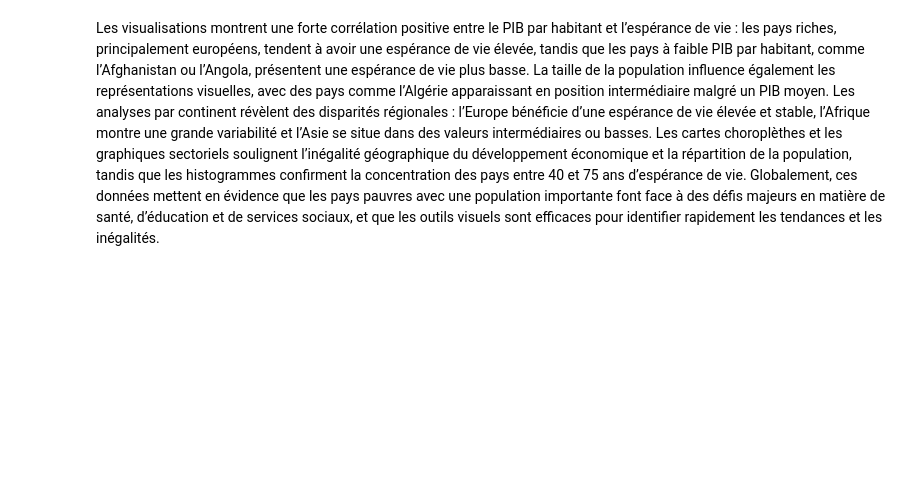
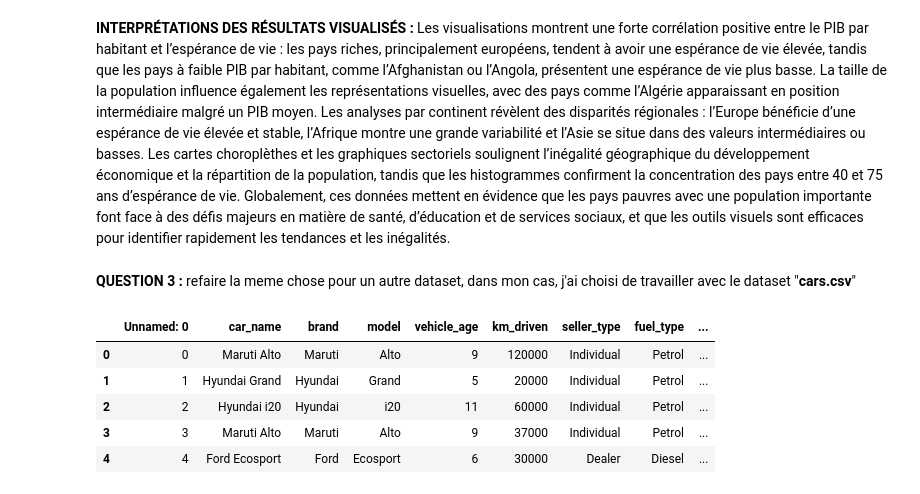
Before and after one commit to keirabasma/Formation-IA, a Jupyter notebook: CHERADI_Yasmine_workshop1.ipynb, the cells around one changed output. Saved outputs shown, nothing was run; the diff lists cells and outputs as text; code cells hidden in the pictures; blank space fills up the shorter version.

```diff
--- a/CHERADI_Yasmine_workshop1.ipynb
+++ b/CHERADI_Yasmine_workshop1.ipynb
@@ -207,4 +211,12 @@ fig.show()
 # %% [output]
 [interactive output not drawn]
 # %% [markdown]
+**INTERPRÉTATIONS DES RÉSULTATS VISUALISÉS :**
 Les visualisations montrent une forte corrélation positive entre le PIB par habitant et l’espérance de vie : les pays riches, principalement européens, tendent à avoir une espérance de vie élevée, tandis que les pays à faible PIB par habitant, comme l’Afghanistan ou l’Angola, présentent une espérance de vie plus basse. La taille de la population influence également les représentations visuelles, avec des pays comme l’Algérie apparaissant en position intermédiaire malgré un PIB moyen. Les analyses par continent révèlent des disparités régionales : l’Europe bénéficie d’une espérance de vie élevée et stable, l’Afrique montre une grande variabilité et l’Asie se situe dans des valeurs intermédiaires ou basses. Les cartes choroplèthes et les graphiques sectoriels soulignent l’inégalité géographique du développement économique et la répartition de la population, tandis que les histogrammes confirment la concentration des pays entre 40 et 75 ans d’espérance de vie. Globalement, ces données mettent en évidence que les pays pauvres avec une population importante font face à des défis majeurs en matière de santé, d’éducation et de services sociaux, et que les outils visuels sont efficaces pour identifier rapidement les tendances et les inégalités.
+# %% [markdown]
+
+
+
+
+
+**QUESTION 3 :** refaire la meme chose pour un autre dataset, dans mon cas, j'ai choisi de travailler avec le dataset "**cars.csv**"
@@ -210,0 +230,10 @@ Les visualisations montrent une forte corrélation positive entre le PIB par hab
+# %%
+df = pd.read_csv("cars.csv")  # Remplacez par le chemin vers votre fichier
+df.head()
+# %% [output]
+|  | Unnamed: 0 | car_name | brand | model | vehicle_age | km_driven | seller_type | fuel_type | ... |
+| 0 | 0 | Maruti Alto | Maruti | Alto | 9 | 120000 | Individual | Petrol | ... |
+| 1 | 1 | Hyundai Grand | Hyundai | Grand | 5 | 20000 | Individual | Petrol | ... |
+| 2 | 2 | Hyundai i20 | Hyundai | i20 | 11 | 60000 | Individual | Petrol | ... |
+| 3 | 3 | Maruti Alto | Maruti | Alto | 9 | 37000 | Individual | Petrol | ... |
+| 4 | 4 | Ford Ecosport | Ford | Ecosport | 6 | 30000 | Dealer | Diesel | ... |
```
Also changed, not shown: parts of 16 cells of this notebook.
